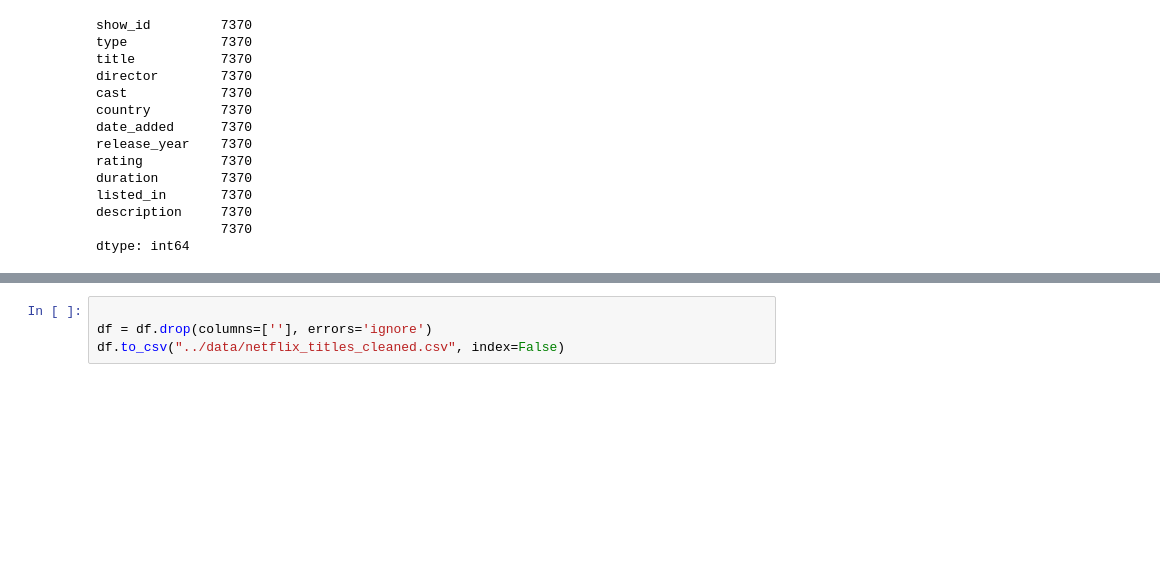
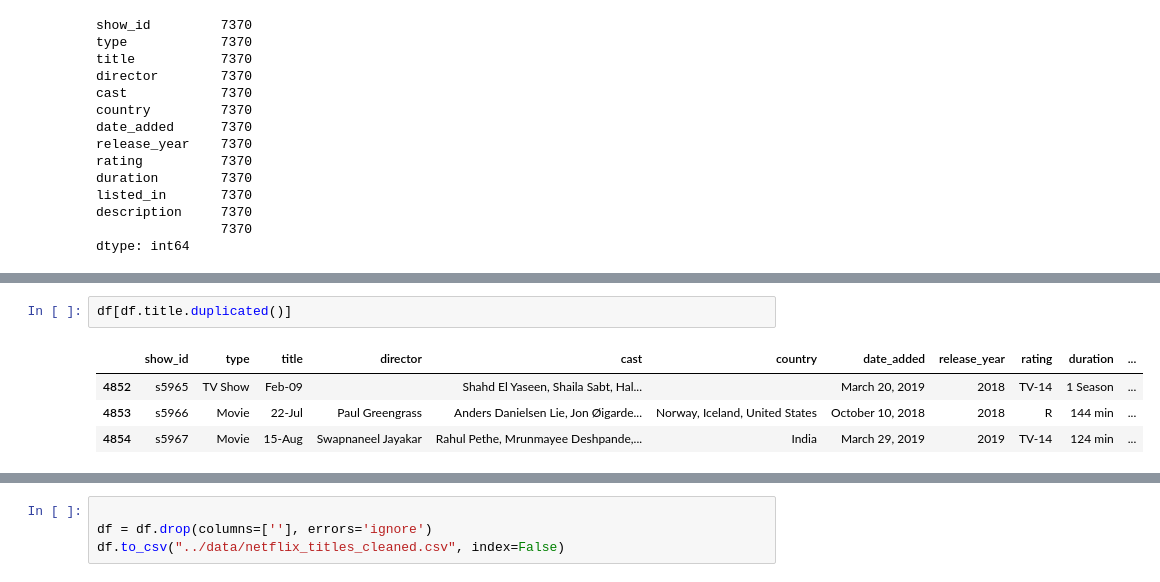
Before and after one commit to nupsea/content-pal, a Jupyter notebook: notebooks/analyse.ipynb, the cells around one changed output, grey strips where cells are left out. Saved outputs shown, nothing was run; the diff lists cells and outputs as text; blank space fills up the shorter version.

```diff
--- a/notebooks/analyse.ipynb
+++ b/notebooks/analyse.ipynb
@@ -63,0 +71,7 @@ dtype: int64
+# %%
+df[df.title.duplicated()]
+# %% [output]
+|  | show_id | type | title | director | cast | country | date_added | release_year | rating | duration | ... |
+| 4852 | s5965 | TV Show | Feb-09 |  | Shahd El Yaseen, Shaila Sabt, Hal... |  | March 20, 2019 | 2018 | TV-14 | 1 Season | ... |
+| 4853 | s5966 | Movie | 22-Jul | Paul Greengrass | Anders Danielsen Lie, Jon Øigarde... | Norway, Iceland, United States | October 10, 2018 | 2018 | R | 144 min | ... |
+| 4854 | s5967 | Movie | 15-Aug | Swapnaneel Jayakar | Rahul Pethe, Mrunmayee Deshpande,... | India | March 29, 2019 | 2019 | TV-14 | 124 min | ... |
```
Also changed, not shown: parts of 2 cells of this notebook, 21 other files.
